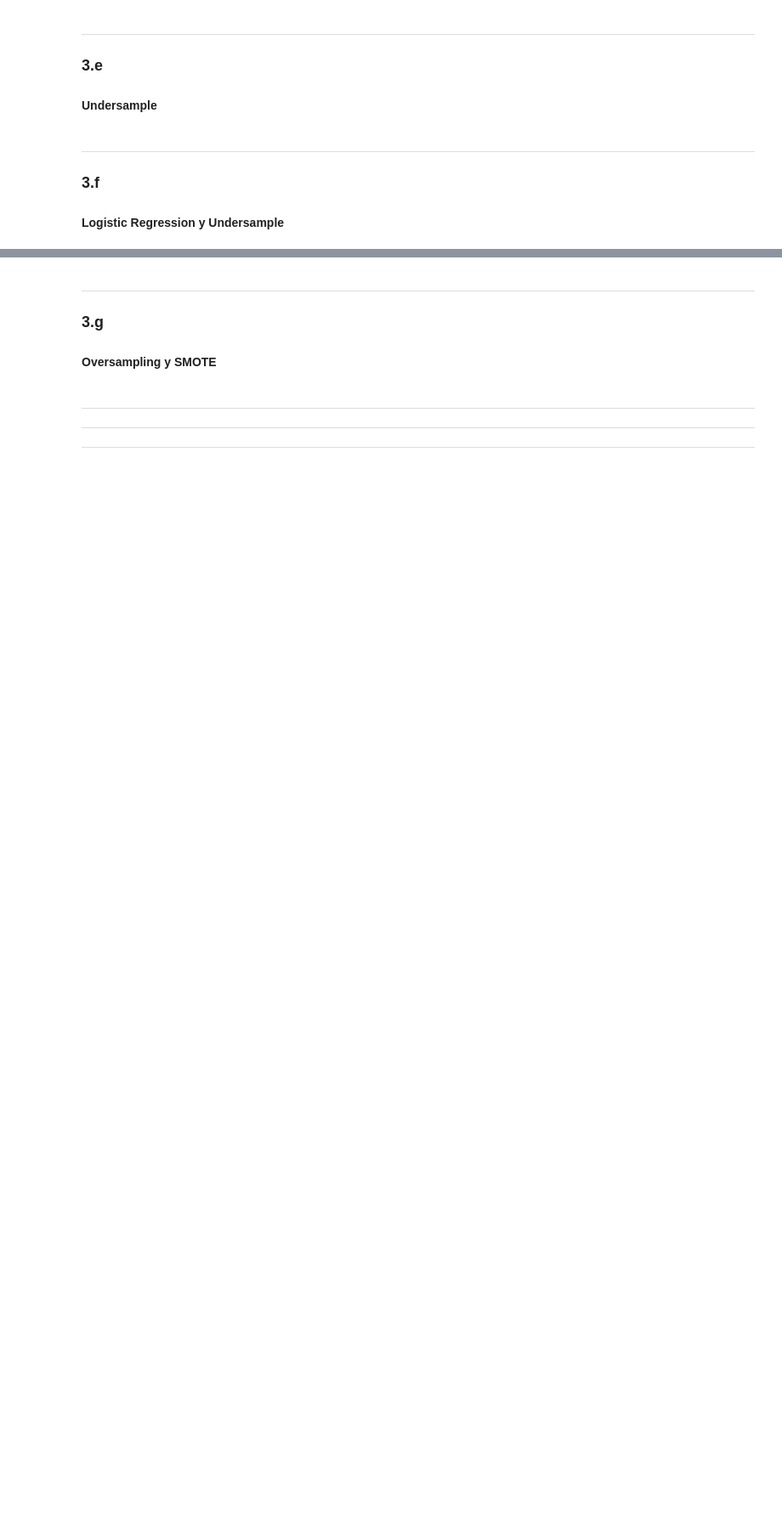
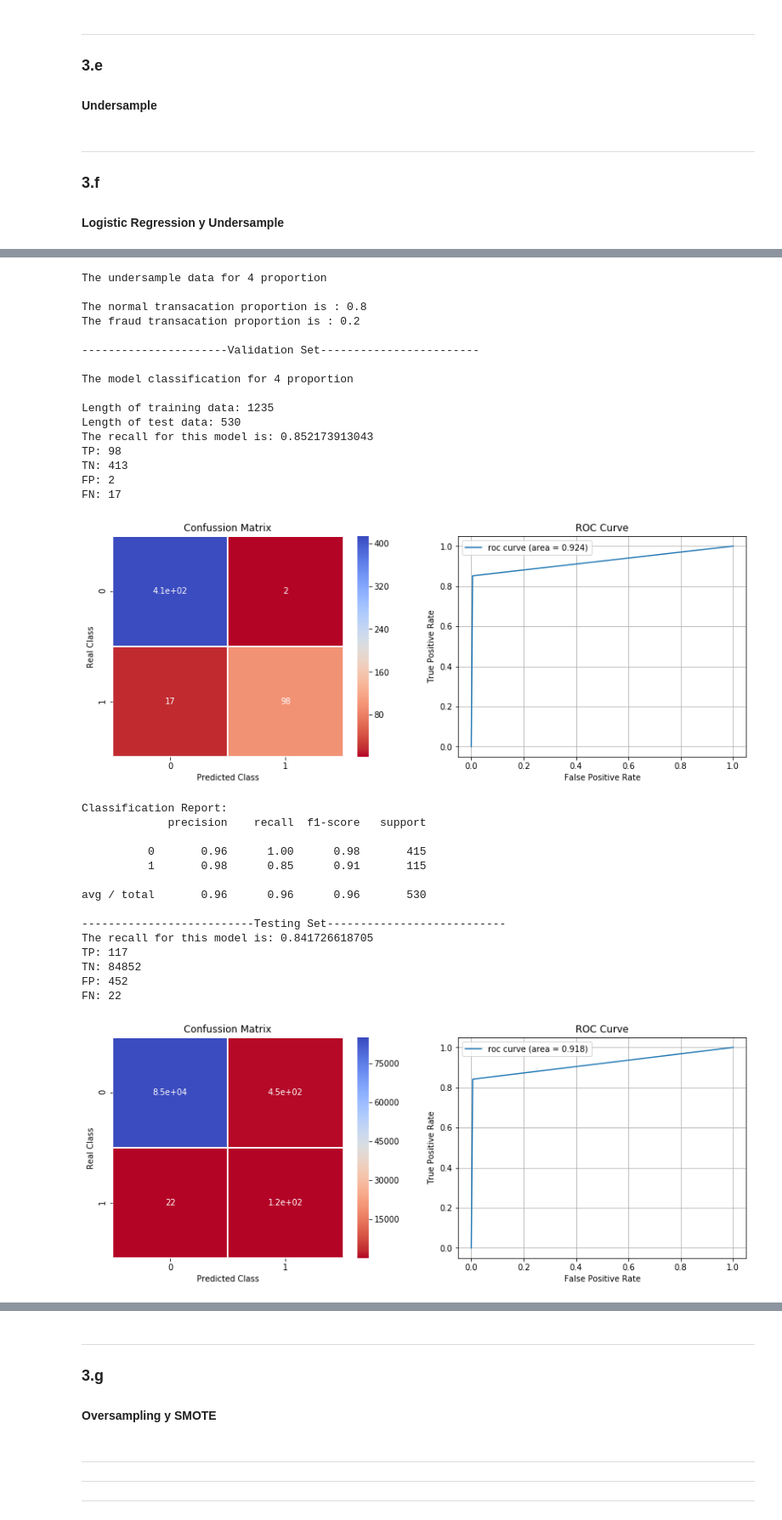
Before and after one commit to vlizanae/INF393, a Jupyter notebook: tarea-2/tarea-2.ipynb, the cells around one changed output, grey strips where cells are left out. Shown at 85% size. Saved outputs shown, nothing was run; the diff lists cells and outputs as text; code cells hidden in the pictures; blank space fills up the shorter version.

```diff
--- a/tarea-2/tarea-2.ipynb
+++ b/tarea-2/tarea-2.ipynb
@@ -1068,0 +1188,35 @@ avg / total       1.00      0.99      0.99     85443
+# %%
+analize_proportion(4, x_tr, x_ts, y_tr, y_ts)
+# %% [output]
+The undersample data for 4 proportion
+
+The normal transacation proportion is : 0.8
+The fraud transacation proportion is : 0.2
+
+----------------------Validation Set------------------------
+
+The model classification for 4 proportion
+
+Length of training data: 1235
+Length of test data: 530
+The recall for this model is: 0.852173913043
+TP: 98
+TN: 413
+FP: 2
+FN: 17
+[figure, added]
+Classification Report:
+             precision    recall  f1-score   support
+
+          0       0.96      1.00      0.98       415
+          1       0.98      0.85      0.91       115
+
+avg / total       0.96      0.96      0.96       530
+
+--------------------------Testing Set---------------------------
+The recall for this model is: 0.841726618705
+TP: 117
+TN: 84852
+FP: 452
+FN: 22
+[figure, added]
```
Also changed, not shown: parts of 24 cells of this notebook, 1 other file.
